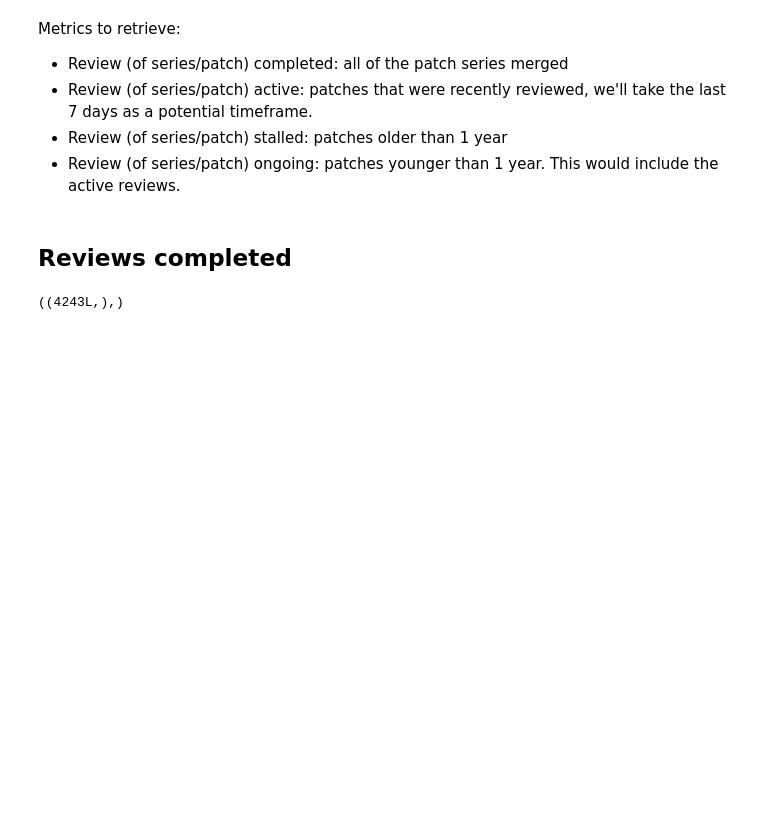
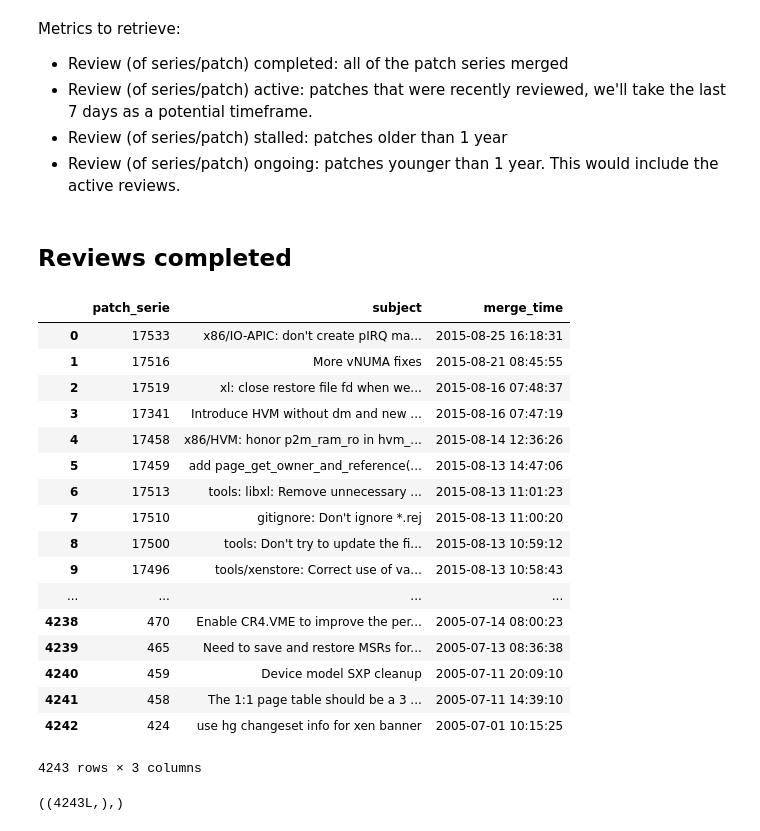
Before and after one commit to dicortazar/ipython-notebooks, a Jupyter notebook: projects/xen-analysis/Code-Review-Metrics.ipynb, the cells around one changed output. Drawn from its saved outputs; the diff is of its cells as text; code cells hidden in the pictures; blank space fills up the shorter version.

Commit message:
[xen] Add list of review processes in the Backlog section

```diff
--- a/projects/xen-analysis/Code-Review-Metrics.ipynb
+++ b/projects/xen-analysis/Code-Review-Metrics.ipynb
@@ -577,6 +577,29 @@ query = """ SELECT distinct ps.id as patch_serie,
             GROUP BY ps.id
             ORDER BY merge_time desc """
 completed_reviews_list = execute_query(cursor, query)
+# %%
+completed_reviews = list(completed_reviews_list)
+completed_reviews_df = DataFrame(completed_reviews, columns=["patch_serie", "subject", "merge_time"])
+completed_reviews_df
+# %% [output]
+|  | patch_serie | subject | merge_time |
+| 0 | 17533 | x86/IO-APIC: don't create pIRQ ma... | 2015-08-25 16:18:31 |
+| 1 | 17516 | More vNUMA fixes | 2015-08-21 08:45:55 |
+| 2 | 17519 | xl: close restore file fd when we... | 2015-08-16 07:48:37 |
+| 3 | 17341 | Introduce HVM without dm and new ... | 2015-08-16 07:47:19 |
+| 4 | 17458 | x86/HVM: honor p2m_ram_ro in hvm_... | 2015-08-14 12:36:26 |
+| 5 | 17459 | add page_get_owner_and_reference(... | 2015-08-13 14:47:06 |
+| 6 | 17513 | tools: libxl: Remove unnecessary ... | 2015-08-13 11:01:23 |
+| 7 | 17510 | gitignore: Don't ignore *.rej | 2015-08-13 11:00:20 |
+| 8 | 17500 | tools: Don't try to update the fi... | 2015-08-13 10:59:12 |
+| 9 | 17496 | tools/xenstore: Correct use of va... | 2015-08-13 10:58:43 |
+| ... | ... | ... | ... |
+| 4238 | 470 | Enable CR4.VME to improve the per... | 2005-07-14 08:00:23 |
+| 4239 | 465 | Need to save and restore MSRs for... | 2005-07-13 08:36:38 |
+| 4240 | 459 | Device model SXP cleanup | 2005-07-11 20:09:10 |
+| 4241 | 458 | The 1:1 page table should be a 3 ... | 2005-07-11 14:39:10 |
+| 4242 | 424 | use hg changeset info for xen banner | 2005-07-01 10:15:25 |
+4243 rows × 3 columns
 # %%
 # Total number of completed reviews up to the date of this analysis
 query = """ SELECT count(distinct(ps.id)) as merged_patch_series
```
Also changed, not shown: parts of 5 cells of this notebook.
